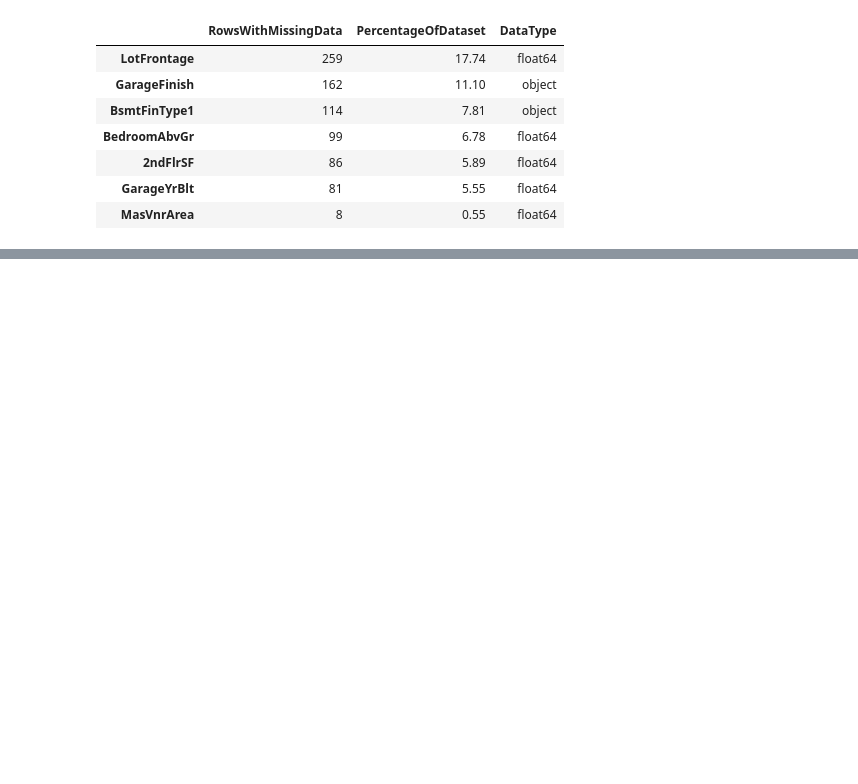
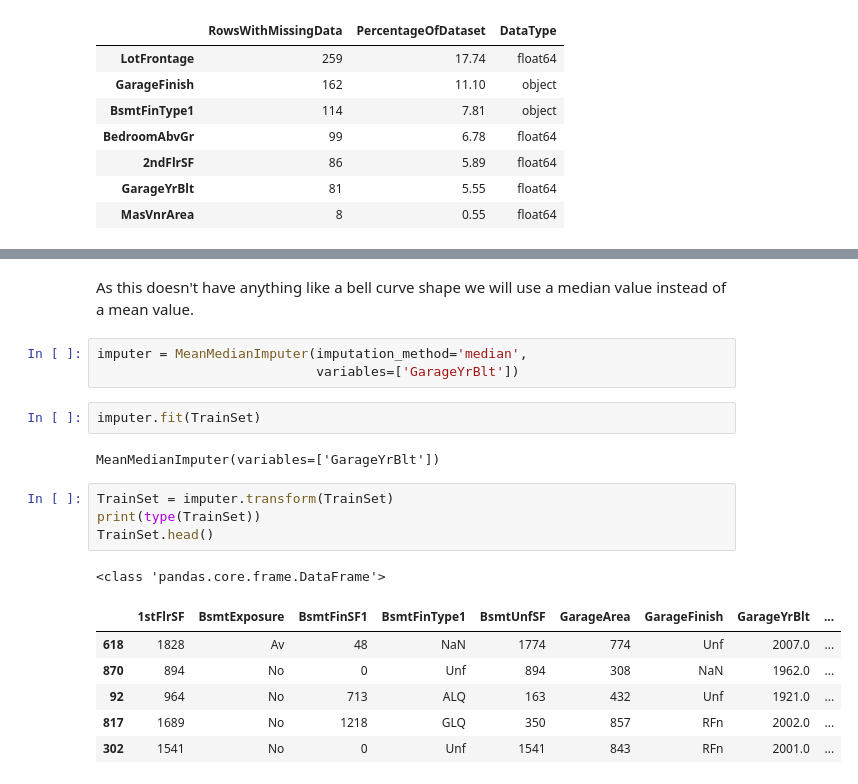
Before and after one commit to Welshy92/heritage-housing-analysis, a Jupyter notebook: jupyter_notebooks/DataCleaning.ipynb, the cells around one changed output, grey strips where cells are left out. Drawn from its saved outputs; the diff is of its cells as text; blank space fills up the shorter version.

```diff
--- a/jupyter_notebooks/DataCleaning.ipynb
+++ b/jupyter_notebooks/DataCleaning.ipynb
@@ -238,0 +293,21 @@ EvaluateMissingData(df)
+# %% [markdown]
+As this doesn't have anything like a bell curve shape we will use a median value instead of a mean value.
+# %%
+imputer = MeanMedianImputer(imputation_method='median',
+                            variables=['GarageYrBlt'])
+# %%
+imputer.fit(TrainSet)
+# %% [output]
+MeanMedianImputer(variables=['GarageYrBlt'])
+# %%
+TrainSet = imputer.transform(TrainSet)
+print(type(TrainSet))
+TrainSet.head()
+# %% [output]
+<class 'pandas.core.frame.DataFrame'>
+|  | 1stFlrSF | BsmtExposure | BsmtFinSF1 | BsmtFinType1 | BsmtUnfSF | GarageArea | GarageFinish | GarageYrBlt | ... |
+| 618 | 1828 | Av | 48 | NaN | 1774 | 774 | Unf | 2007.0 | ... |
+| 870 | 894 | No | 0 | Unf | 894 | 308 | NaN | 1962.0 | ... |
+| 92 | 964 | No | 713 | ALQ | 163 | 432 | Unf | 1921.0 | ... |
+| 817 | 1689 | No | 1218 | GLQ | 350 | 857 | RFn | 2002.0 | ... |
+| 302 | 1541 | No | 0 | Unf | 1541 | 843 | RFn | 2001.0 | ... |
```
Also changed, not shown: parts of 24 cells of this notebook, 3 other files.
